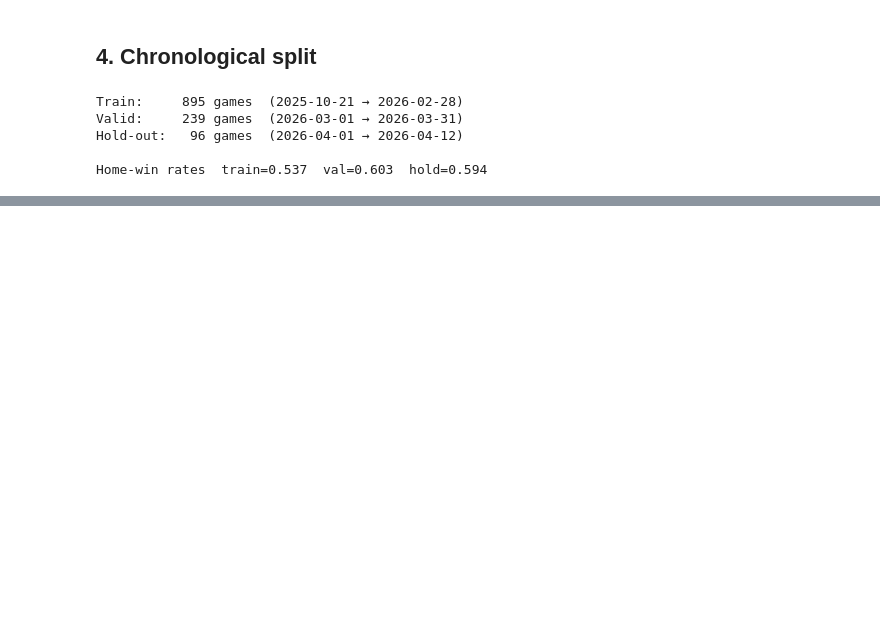
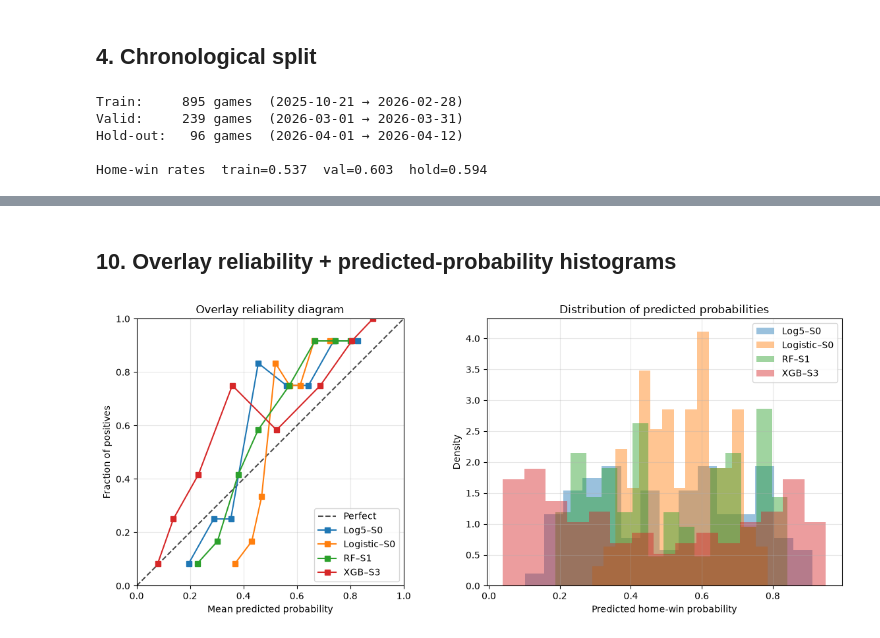
Before and after one commit to elevation-edge-sports-data/nba-win-probability, a Jupyter notebook: nba_home_win_probability.ipynb, the cells around one changed output, grey strips where cells are left out. Cells and saved outputs as stored; diff of their text form; code cells hidden in the pictures; blank space fills up the shorter version.

```diff
--- a/nba_home_win_probability.ipynb
+++ b/nba_home_win_probability.ipynb
@@ -977,0 +331,37 @@ Diagnostics included above: ECE/MCE, calibration slopes, bootstrap confidence in
+# %% [markdown]
+## 10. Overlay reliability + predicted-probability histograms
+# %%
+fig, axes = plt.subplots(1, 2, figsize=(12, 5))
+
+# Overlay reliability
+ax = axes[0]
+ax.plot([0, 1], [0, 1], "k--", label="Perfect", alpha=0.7)
+for key, label in FINALISTS.items():
+    y = fitted[key]["y_ho"]
+    p = fitted[key]["proba_ho"]
+    frac_pos, mean_pred = calibration_curve(y, p, n_bins=8, strategy="quantile")
+    ax.plot(mean_pred, frac_pos, "s-", label=label)
+ax.set_xlim(0, 1)
+ax.set_ylim(0, 1)
+ax.set_xlabel("Mean predicted probability")
+ax.set_ylabel("Fraction of positives")
+ax.set_title("Overlay reliability diagram")
+ax.legend(loc="lower right")
+ax.grid(True, alpha=0.3)
+ax.set_aspect("equal")
+
+# Histograms of predicted probabilities
+ax = axes[1]
+for key, label in FINALISTS.items():
+    p = fitted[key]["proba_ho"]
+    ax.hist(p, bins=15, alpha=0.45, label=label, density=True)
+ax.set_xlabel("Predicted home-win probability")
+ax.set_ylabel("Density")
+ax.set_title("Distribution of predicted probabilities")
+ax.legend()
+ax.grid(True, alpha=0.3)
+
+plt.tight_layout()
+plt.show()
+# %% [output]
+[figure, added]
```
Also changed, not shown: parts of 54 cells of this notebook, 2 other files.
